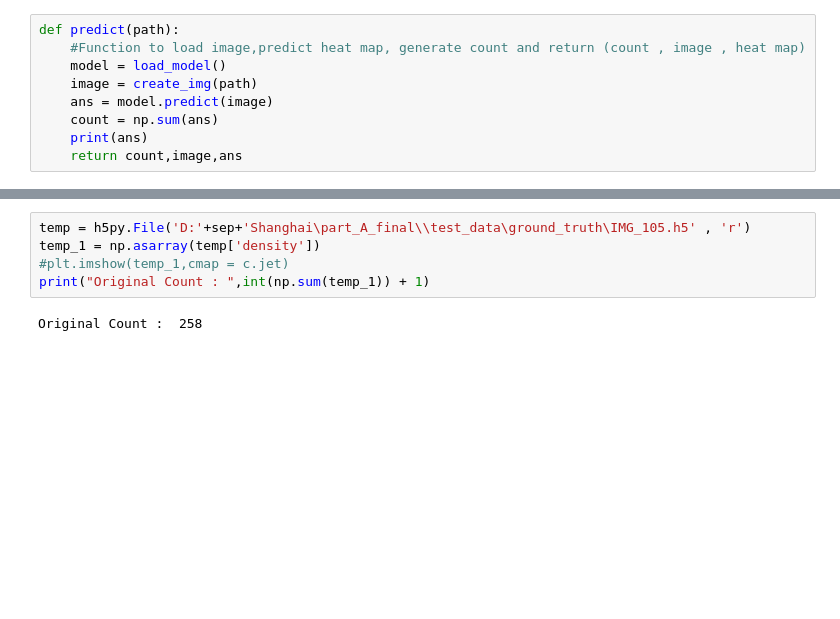
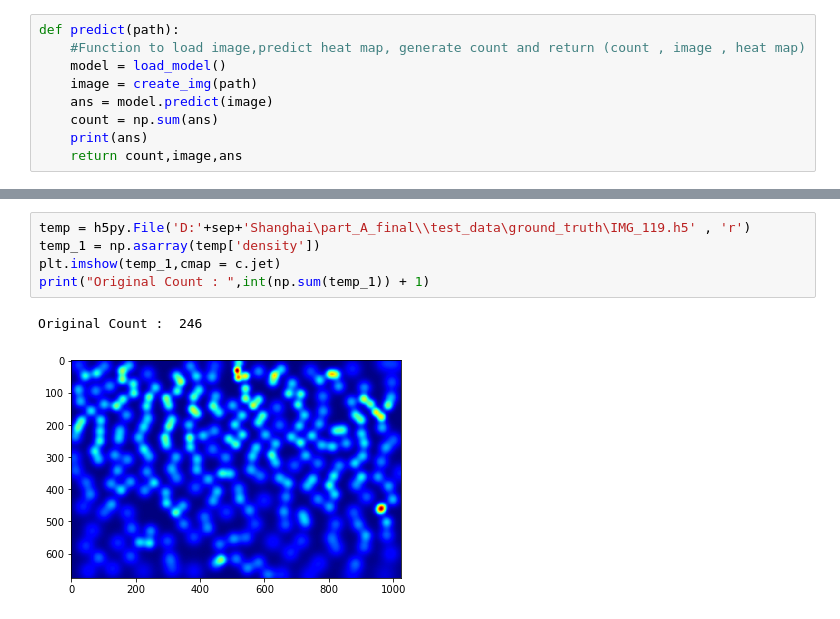
Before and after one commit to DanyaAlfageh/CSRNet-keras, a Jupyter notebook: Inference.ipynb, the cells around one changed output, grey strips where cells are left out. Drawn from its saved outputs; the diff is of its cells as text; blank space fills up the shorter version.

```diff
--- a/Inference.ipynb
+++ b/Inference.ipynb
@@ -78,7 +78,8 @@ Clipping input data to the valid range for imshow with RGB data ([0..1] for floa
 # %%
-temp = h5py.File('D:'+sep+'Shanghai\part_A_final\\test_data\ground_truth\IMG_105.h5' , 'r')
+temp = h5py.File('D:'+sep+'Shanghai\part_A_final\\test_data\ground_truth\IMG_119.h5' , 'r')
 temp_1 = np.asarray(temp['density'])
-#plt.imshow(temp_1,cmap = c.jet)
+plt.imshow(temp_1,cmap = c.jet)
 print("Original Count : ",int(np.sum(temp_1)) + 1)
 # %% [output]
-Original Count :  258
+Original Count :  246
+[figure, added]
```
Also changed, not shown: parts of 2 cells of this notebook, 4 other files.
